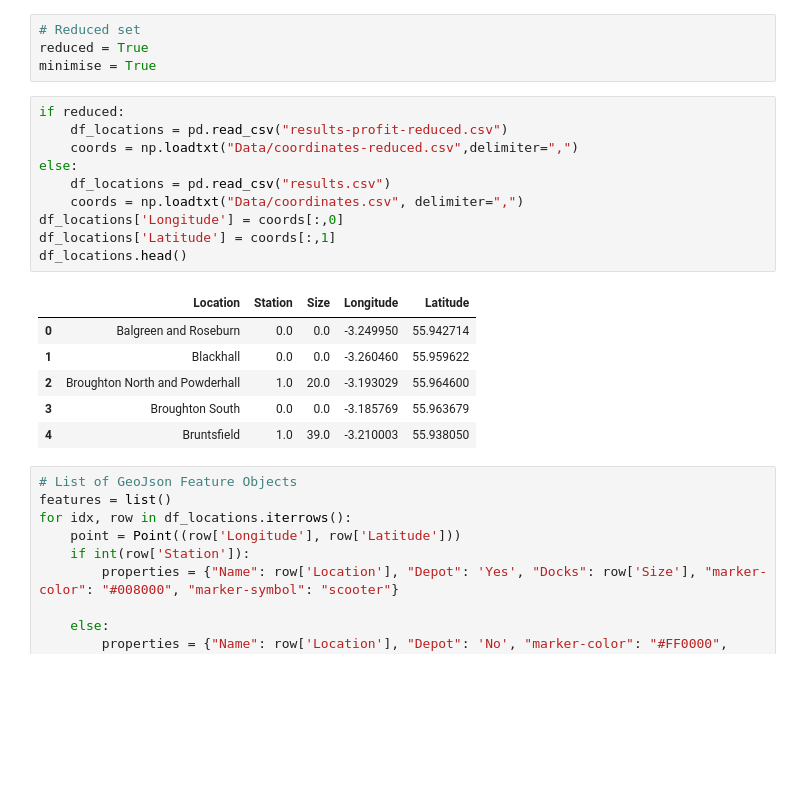
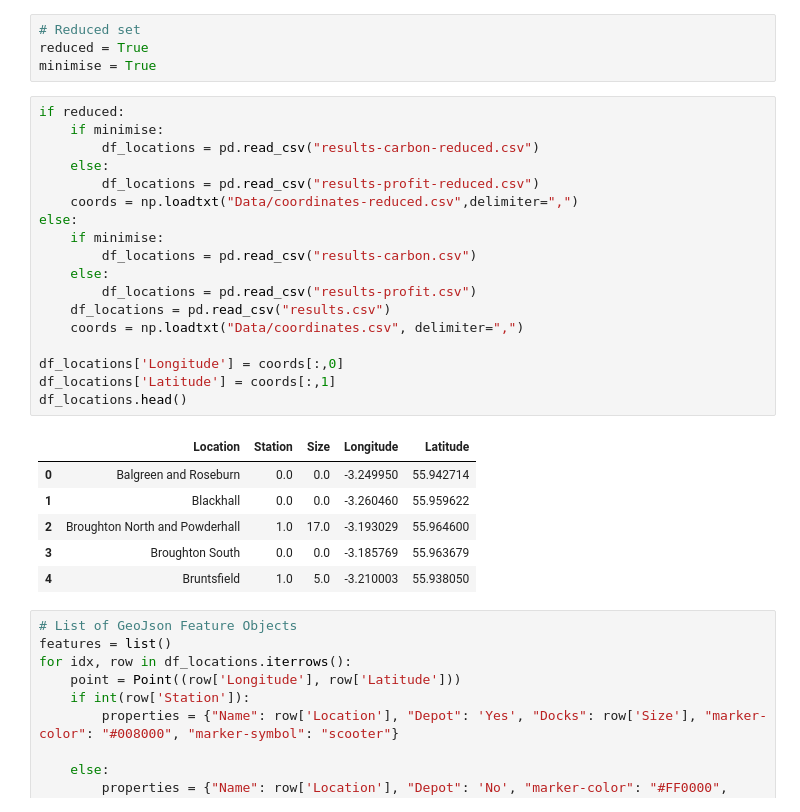
Before and after one commit to ZornitsaAsanska/MILP-Optimisation-E-scooter-Sharing-Scheme, a Jupyter notebook: geojson_map.ipynb, the cells around one changed output. Cells and saved outputs as stored; diff of their text form; blank space fills up the shorter version.

```diff
--- a/geojson_map.ipynb
+++ b/geojson_map.ipynb
@@ -14,21 +14,29 @@ reduced = True
 minimise = True
 # %%
 if reduced:
-    df_locations = pd.read_csv("results-profit-reduced.csv")
+    if minimise:
+        df_locations = pd.read_csv("results-carbon-reduced.csv")
+    else:
+        df_locations = pd.read_csv("results-profit-reduced.csv")
     coords = np.loadtxt("Data/coordinates-reduced.csv",delimiter=",")
 else:
+    if minimise:
+        df_locations = pd.read_csv("results-carbon.csv")
+    else:
+        df_locations = pd.read_csv("results-profit.csv")
     df_locations = pd.read_csv("results.csv")
     coords = np.loadtxt("Data/coordinates.csv", delimiter=",")
+
 df_locations['Longitude'] = coords[:,0]
 df_locations['Latitude'] = coords[:,1]
 df_locations.head()
 # %% [output]
 |  | Location | Station | Size | Longitude | Latitude |
 | 0 | Balgreen and Roseburn | 0.0 | 0.0 | -3.249950 | 55.942714 |
 | 1 | Blackhall | 0.0 | 0.0 | -3.260460 | 55.959622 |
-| 2 | Broughton North and Powderhall | 1.0 | 20.0 | -3.193029 | 55.964600 |
+| 2 | Broughton North and Powderhall | 1.0 | 17.0 | -3.193029 | 55.964600 |
 | 3 | Broughton South | 0.0 | 0.0 | -3.185769 | 55.963679 |
-| 4 | Bruntsfield | 1.0 | 39.0 | -3.210003 | 55.938050 |
+| 4 | Bruntsfield | 1.0 | 5.0 | -3.210003 | 55.938050 |
 # %%
 # List of GeoJson Feature Objects
 features = list()
```
Also changed, not shown: parts of 1 cell of this notebook, 4 other files.
